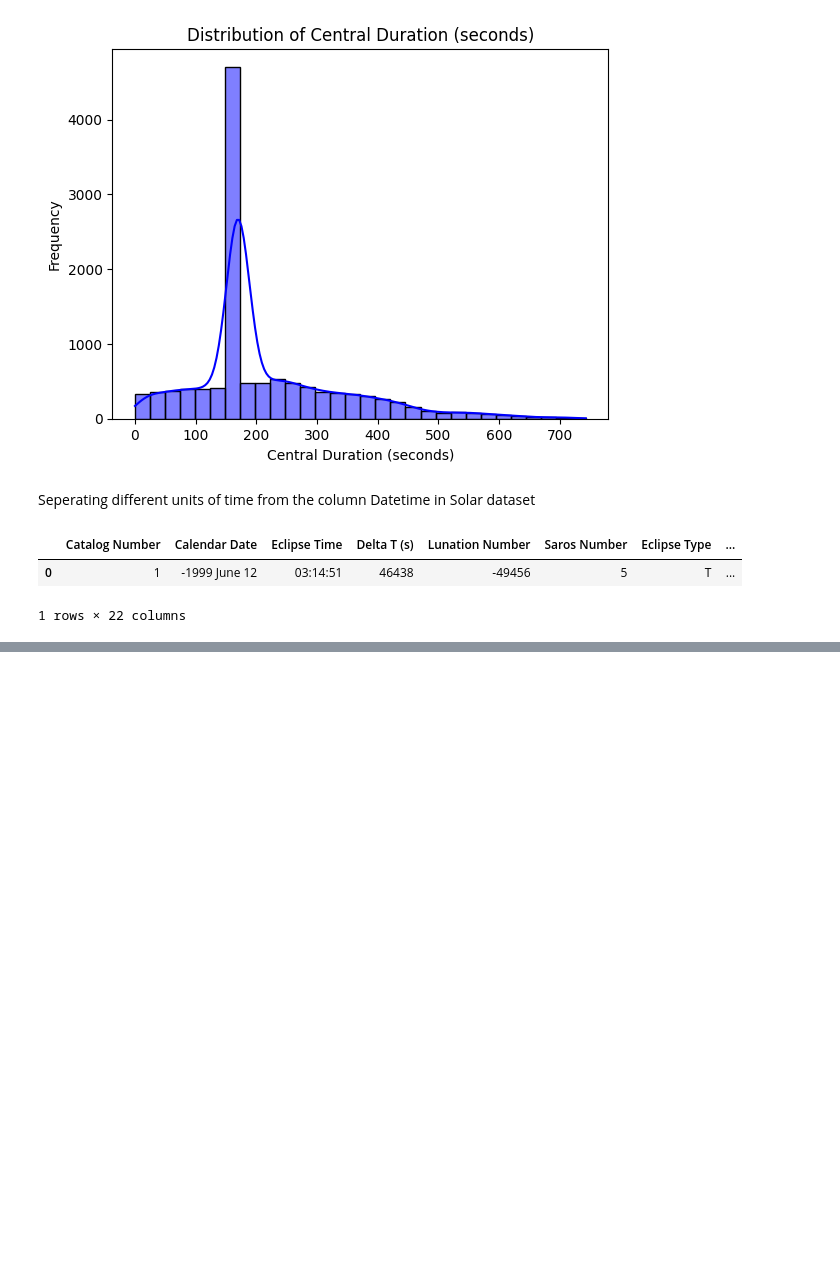
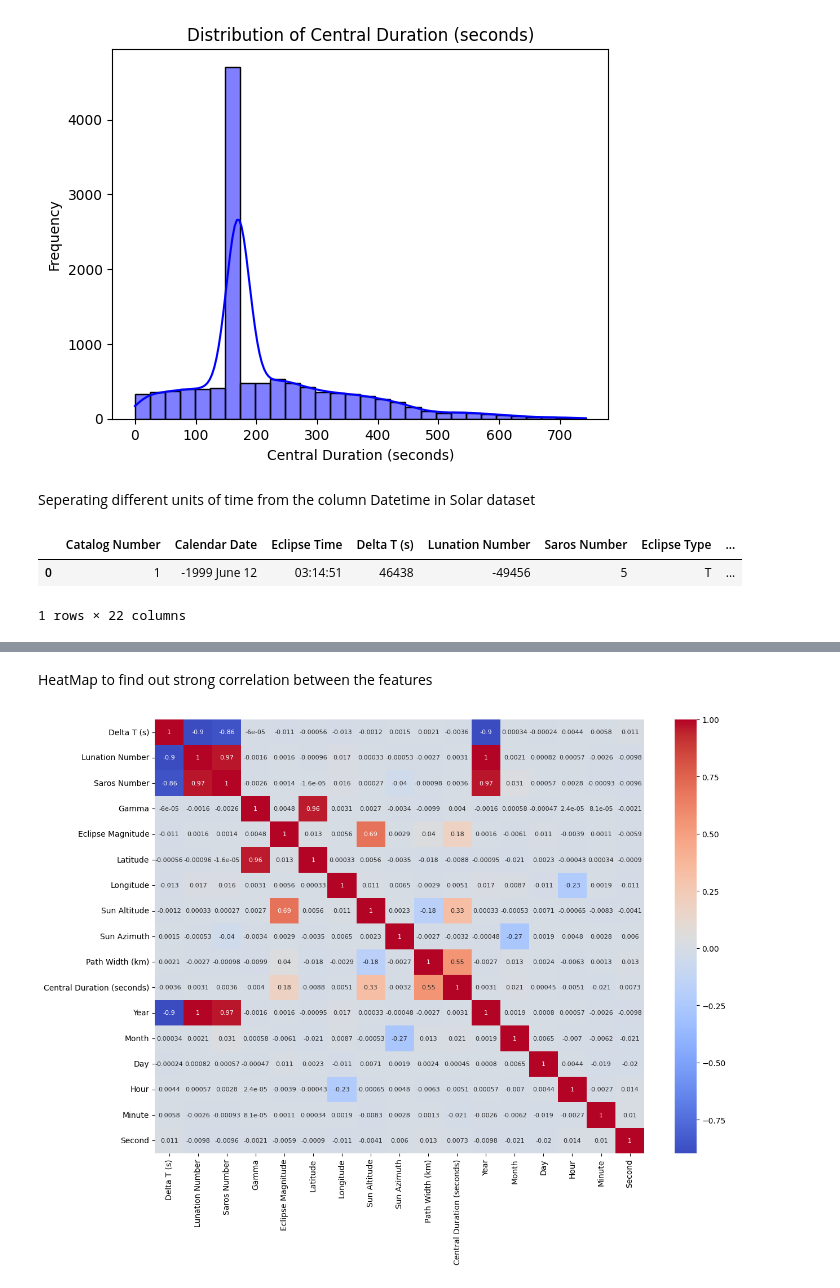
Before and after one commit to SMukherjee2004/eclipsed, a Jupyter notebook: Research/Research_01.ipynb, the cells around one changed output, grey strips where cells are left out. Drawn from its saved outputs; the diff is of its cells as text; code cells hidden in the pictures; blank space fills up the shorter version.

```diff
--- a/Research/Research_01.ipynb
+++ b/Research/Research_01.ipynb
@@ -324,0 +421,13 @@ solar.head(1)
+# %% [markdown]
+HeatMap to find out strong correlation between the features
+# %%
+# Selecting only numeric columns
+numeric_solar = solar.select_dtypes(include=["number"])
+numeric_solar.drop("Catalog Number", axis=1, inplace=True)
+
+# Plotting the heatmap
+plt.figure(figsize=(14, 10))
+sns.heatmap(numeric_solar.corr(), annot=True, cmap="coolwarm", annot_kws={"size": 8})
+plt.show()
+# %% [output]
+[figure, added]
```
Also changed, not shown: parts of 7 cells of this notebook.
